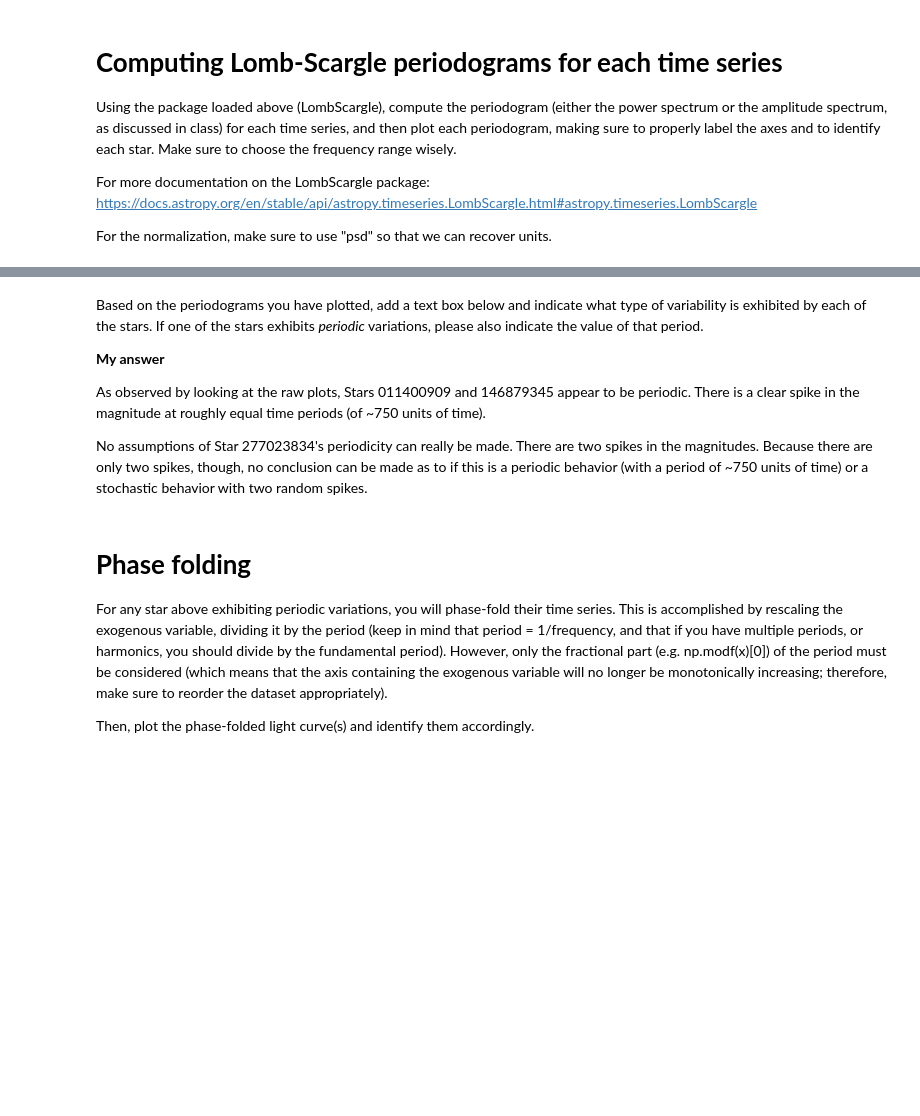
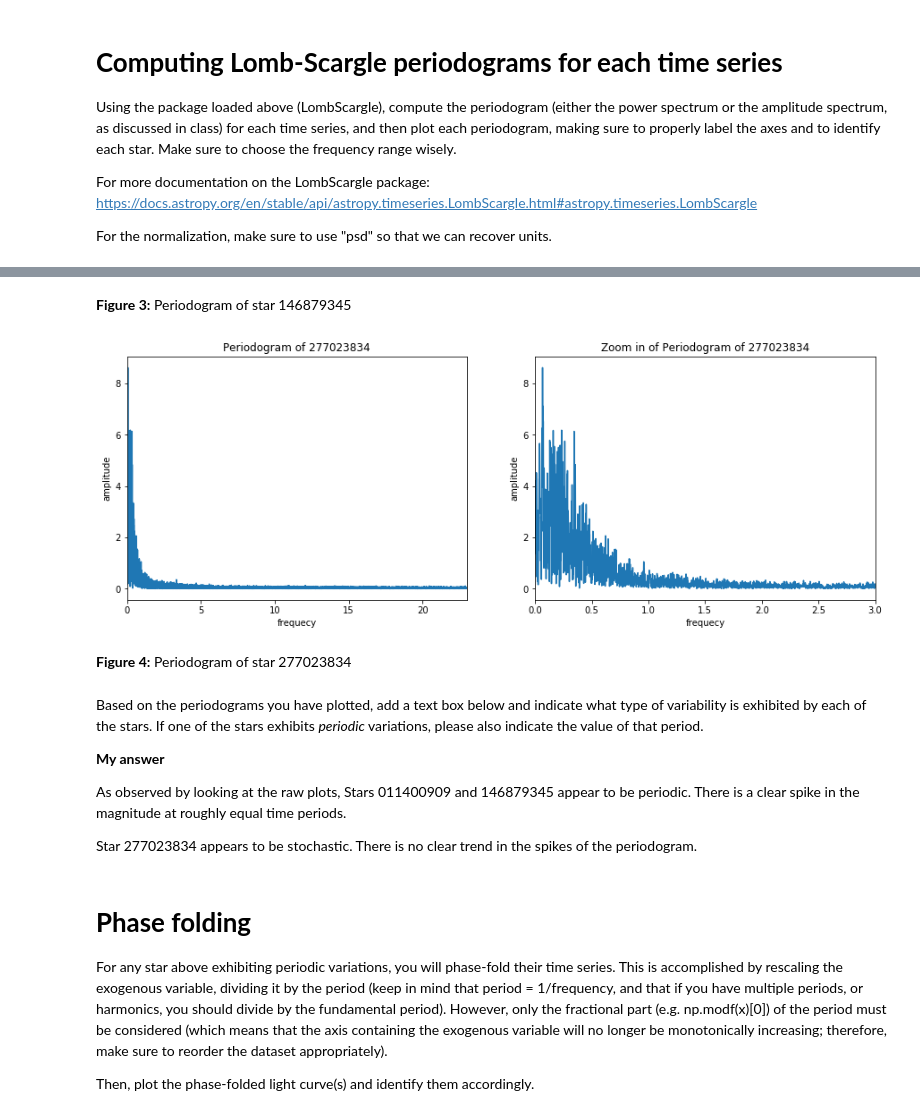
Before and after one commit to DesiPilla/DSPS_dPilla, a Jupyter notebook: HW11/TESSlightcurves.ipynb, the cells around one changed output, grey strips where cells are left out. Saved outputs shown, nothing was run; the diff lists cells and outputs as text; code cells hidden in the pictures; blank space fills up the shorter version.

```diff
--- a/HW11/TESSlightcurves.ipynb
+++ b/HW11/TESSlightcurves.ipynb
@@ -92,11 +106,19 @@ ax1.set_ylabel('Magnitude', fontsize = 15);
+# %% [markdown]
+**Figure 3:** Periodogram of star 146879345
+# %%
+periodogram(s3, '277023834')
+# %% [output]
+[figure, added]
+# %% [markdown]
+**Figure 4:** Periodogram of star 277023834
 # %% [markdown]
 Based on the periodograms you have plotted, add a text box below and indicate what type of variability is exhibited by each of the stars. If one of the stars exhibits *periodic* variations, please also indicate the value of that period.
 
 **My answer**
 
-As observed by looking at the raw plots, Stars 011400909 and 146879345 appear to be periodic. There is a clear spike in the magnitude at roughly equal time periods (of ~750 units of time).
+As observed by looking at the raw plots, Stars 011400909 and 146879345 appear to be periodic. There is a clear spike in the magnitude at roughly equal time periods.
 
-No assumptions of Star 277023834's periodicity can really be made. There are two spikes in the magnitudes. Because there are only two spikes, though, no conclusion can be made as to if this is a periodic behavior (with a period of ~750 units of time) or a stochastic behavior with two random spikes.
+Star 277023834 appears to be stochastic. There is no clear trend in the spikes of the periodogram.
 # %% [markdown]
 # **Phase folding**
 
```
Also changed, not shown: parts of 22 cells of this notebook.
